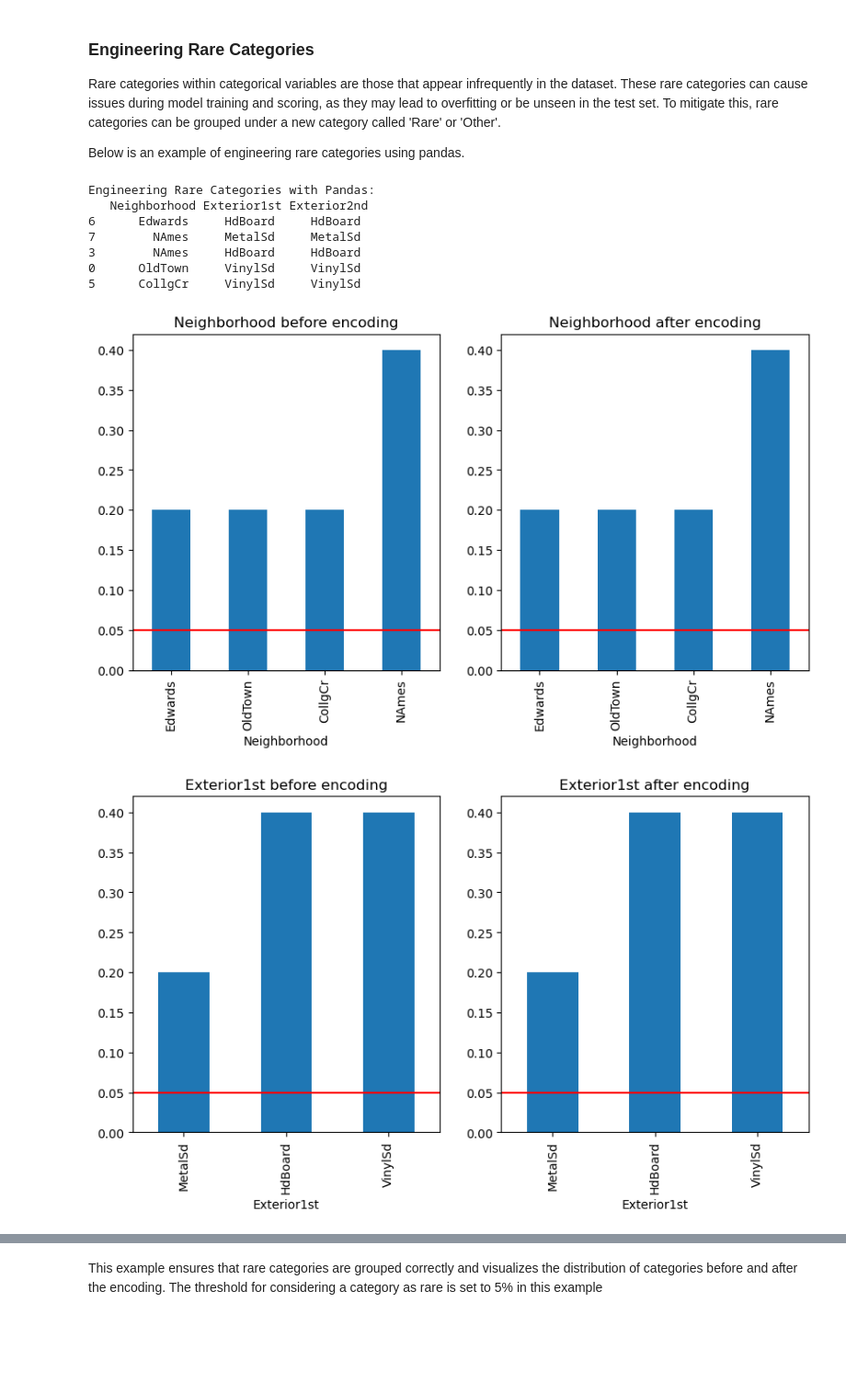
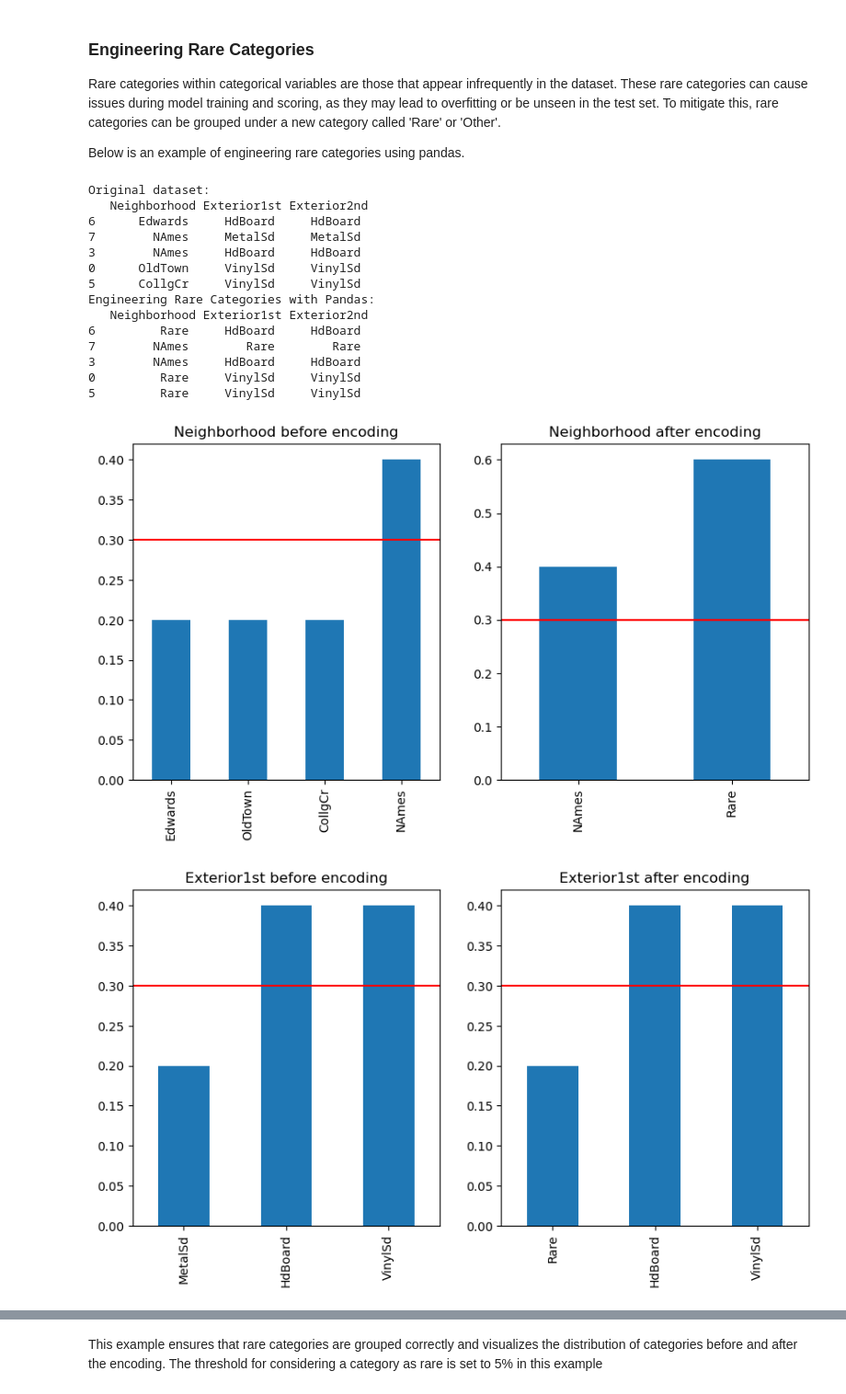
Before and after one commit to PacktPublishing/XGBoost-for-Regression-Predictive-Modeling-and-Time-Series-Analysis, a Jupyter notebook: ch8/categorical_encoding.ipynb, the cells around one changed output, grey strips where cells are left out. Shown at 92% size. Saved outputs shown, nothing was run; the diff lists cells and outputs as text; code cells hidden in the pictures; blank space fills up the shorter version.

Commit message:
updated rare category encoding

```diff
--- a/ch8/categorical_encoding.ipynb
+++ b/ch8/categorical_encoding.ipynb
@@ -497,44 +508,54 @@ import matplotlib.pyplot as plt
 # Sample data
 data = {
     'Neighborhood': ['OldTown', 'CollgCr', 'Somerst', 'NAmes', 'OldTown', 'CollgCr', 'Edwards', 'NAmes', 'Edwards', 'OldTown'],
     'Exterior1st': ['VinylSd', 'MetalSd', 'Wd Sdng', 'HdBoard', 'BrkFace', 'VinylSd', 'HdBoard', 'MetalSd', 'HdBoard', 'VinylSd'],
     'Exterior2nd': ['VinylSd', 'MetalSd', 'Wd Sdng', 'HdBoard', 'BrkFace', 'VinylSd', 'HdBoard', 'MetalSd', 'HdBoard', 'VinylSd'],
     'SalePrice': [200000, 250000, 190000, 300000, 210000, 230000, 180000, 320000, 190000, 215000]
 }
 df = pd.DataFrame(data)
 
 # Separate into training and testing sets
 X_train, X_test, y_train, y_test = train_test_split(df.drop(columns=['SalePrice']), df['SalePrice'], test_size=0.5, random_state=0)
 
+print("Original dataset:\n", X_train)
+
 # Function to replace rare categories with 'Rare'
-def rare_encoding(df, variable, tolerance):
-    freq = df[variable].value_counts(normalize=True)
-    rare_categories = freq[freq < tolerance].index
-    df[variable] = df[variable].apply(lambda x: 'Rare' if x in rare_categories else x)
+def rare_encoding(df, variables_list, tolerance):
+    for variable in variables_list:
+        freq = df[variable].value_counts(normalize=True)
+        rare_categories = freq[freq < tolerance].index
+        df[variable] = df[variable].apply(lambda x: 'Rare' if x in rare_categories else x)
     return df
 
 # Apply rare encoding to the dataset
-for variable in ['Neighborhood', 'Exterior1st', 'Exterior2nd']:
-    X_train = rare_encoding(X_train, variable, 0.05)
-    X_test = rare_encoding(X_test, variable, 0.05)
+variables = ['Neighborhood', 'Exterior1st', 'Exterior2nd']
+X_train_enc = rare_encoding(X_train.copy(), variables, 0.3)
+X_test_enc = rare_encoding(X_test.copy(), variables, 0.3)
 
-print("Engineering Rare Categories with Pandas:\n", X_train.head())
+print("Engineering Rare Categories with Pandas:\n", X_train_enc.head())
 
 # Let's visualize the distribution of categories before and after rare encoding
 for col in ['Neighborhood', 'Exterior1st', 'Exterior2nd']:
     fig, ax = plt.subplots(1, 2, figsize=(10, 5))
     X_train[col].value_counts(normalize=True).sort_values().plot.bar(ax=ax[0], title=f'{col} before encoding')
-    X_train[col].value_counts(normalize=True).sort_values().plot.bar(ax=ax[1], title=f'{col} after encoding')
-    ax[0].axhline(y=0.05, color='red')
-    ax[1].axhline(y=0.05, color='red')
+    X_train_enc[col].value_counts(normalize=True).sort_values().plot.bar(ax=ax[1], title=f'{col} after encoding')
+    ax[0].axhline(y=0.3, color='red')
+    ax[1].axhline(y=0.3, color='red')
     plt.show()
 # %% [output]
-Engineering Rare Categories with Pandas:
+Original dataset:
    Neighborhood Exterior1st Exterior2nd
 6      Edwards     HdBoard     HdBoard
 7        NAmes     MetalSd     MetalSd
 3        NAmes     HdBoard     HdBoard
 0      OldTown     VinylSd     VinylSd
 5      CollgCr     VinylSd     VinylSd
+Engineering Rare Categories with Pandas:
+   Neighborhood Exterior1st Exterior2nd
+6         Rare     HdBoard     HdBoard
+7        NAmes        Rare        Rare
+3        NAmes     HdBoard     HdBoard
+0         Rare     VinylSd     VinylSd
+5         Rare     VinylSd     VinylSd
-[figure, old version]
+[figure, new version]
-[figure, old version]
+[figure, new version]
```
Also changed, not shown: parts of 6 cells of this notebook.
